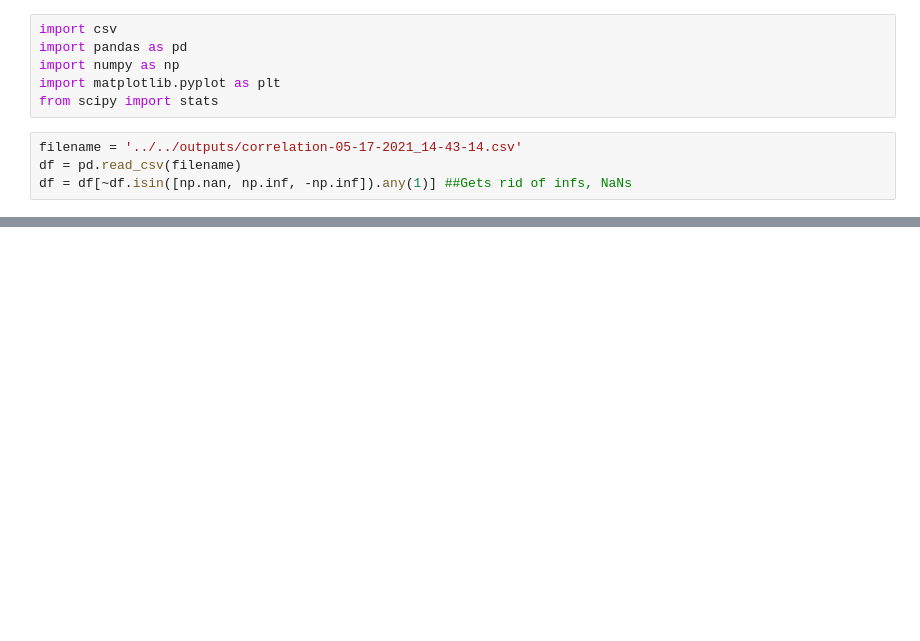
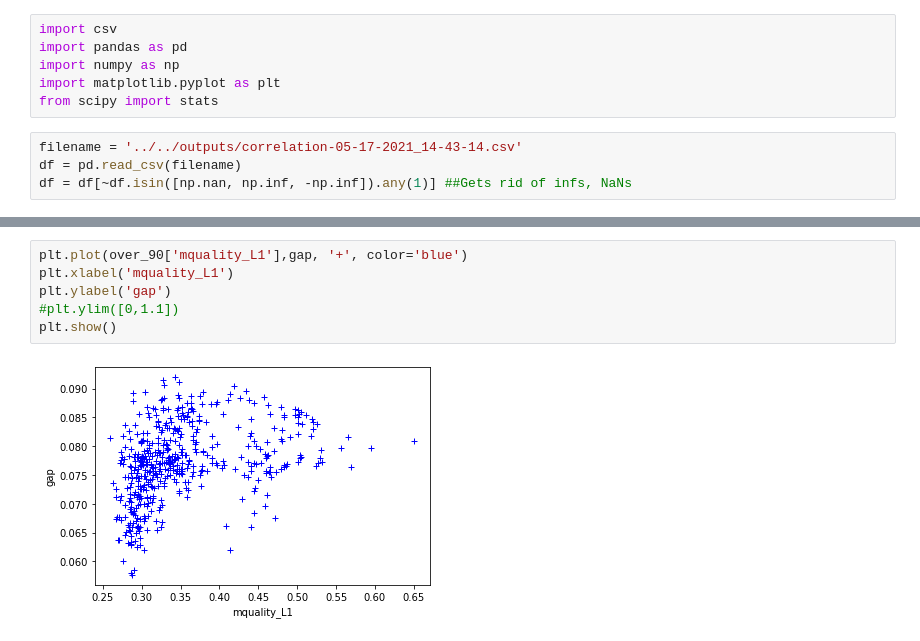
Before and after one commit to KhalilJDamouni/NAS-Metrics, a Jupyter notebook: NATS-Bench1/source/plot.ipynb, the cells around one changed output, grey strips where cells are left out. Saved outputs shown, nothing was run; the diff lists cells and outputs as text; blank space fills up the shorter version.

```diff
--- a/NATS-Bench1/source/plot.ipynb
+++ b/NATS-Bench1/source/plot.ipynb
@@ -70,0 +78,8 @@ plt.xticks(range(len(results)), list(results.keys()),rotation='vertical')
+# %%
+plt.plot(over_90['mquality_L1'],gap, '+', color='blue')
+plt.xlabel('mquality_L1')
+plt.ylabel('gap')
+#plt.ylim([0,1.1])
+plt.show()
+# %% [output]
+[figure, added]
```
Also changed, not shown: parts of 6 cells of this notebook.
